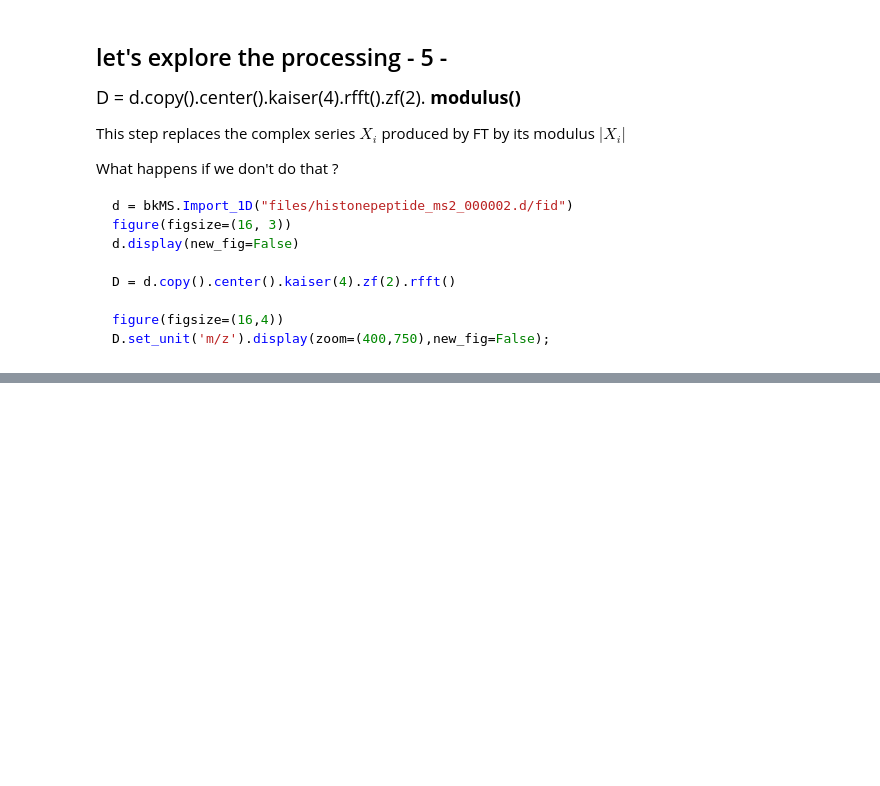
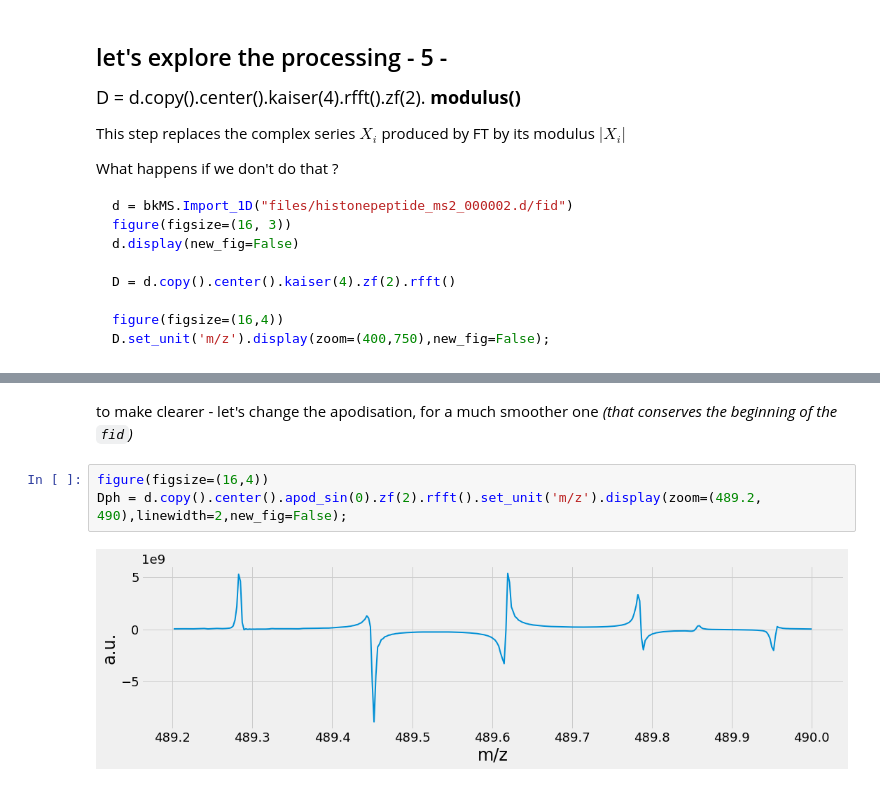
Before and after one commit to delsuc/2nd-AUS-FTICR, a Jupyter notebook: 2_FTICR.ipynb, the cells around one changed output, grey strips where cells are left out. Cells and saved outputs as stored; diff of their text form; blank space fills up the shorter version.

```diff
--- a/2_FTICR.ipynb
+++ b/2_FTICR.ipynb
@@ -332,0 +344,7 @@ Using 3 parameters calibration,  Warning calibB is -ML2
+# %% [markdown]
+to make clearer - let's change the apodisation, for a much smoother one *(that conserves the beginning of the `fid`)*
+# %%
+figure(figsize=(16,4))
+Dph = d.copy().center().apod_sin(0).zf(2).rfft().set_unit('m/z').display(zoom=(489.2, 490),linewidth=2,new_fig=False);
+# %% [output]
+[figure, added]
```
Also changed, not shown: parts of 18 cells of this notebook, 1 other file.
